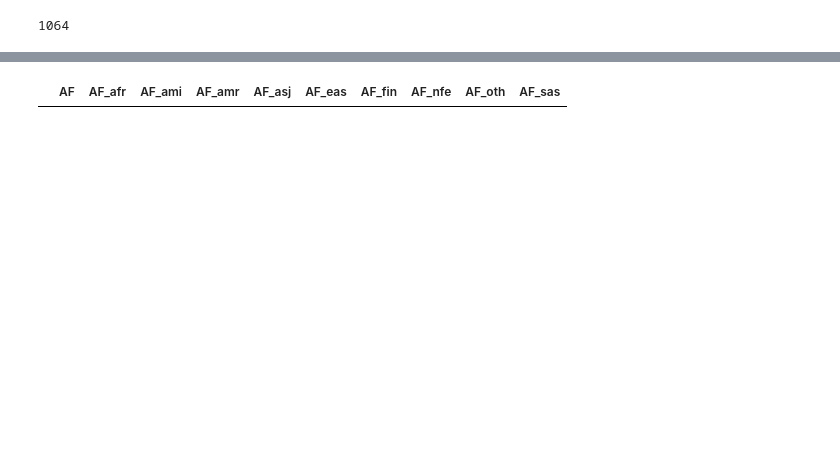
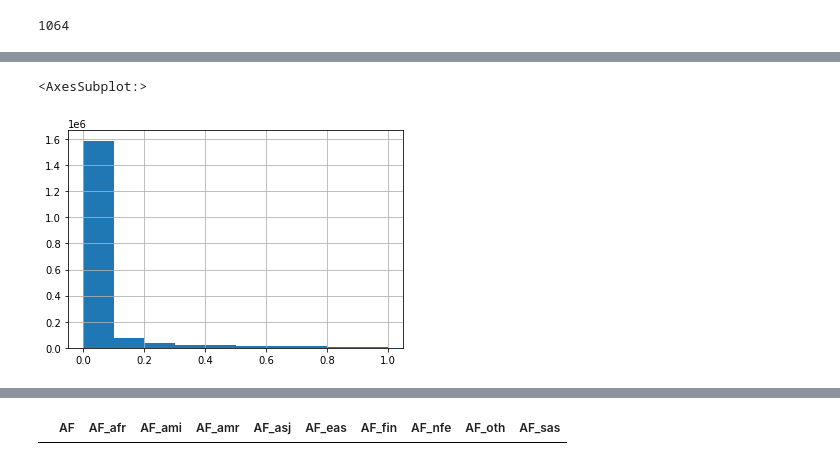
Before and after one commit to gaow/SEQLinkage, a Jupyter notebook: nbs/06_Anno.ipynb, the cells around one changed output, grey strips where cells are left out. Drawn from its saved outputs; the diff is of its cells as text; code cells hidden in the pictures; blank space fills up the shorter version.

```diff
--- a/nbs/05_ADFam-Copy1.ipynb
+++ b/nbs/06_Anno.ipynb
@@ -621,2 +590,7 @@ sum(maf_gene.AF.isna())
 # %%
 maf_gene = maf_gene.astype(np.float64)
+# %%
+maf_gene.AF_afr.hist()
+# %% [output]
+<AxesSubplot:>
+[figure, added]
```
Also changed, not shown: parts of 28 cells of this notebook, 19 other files.
